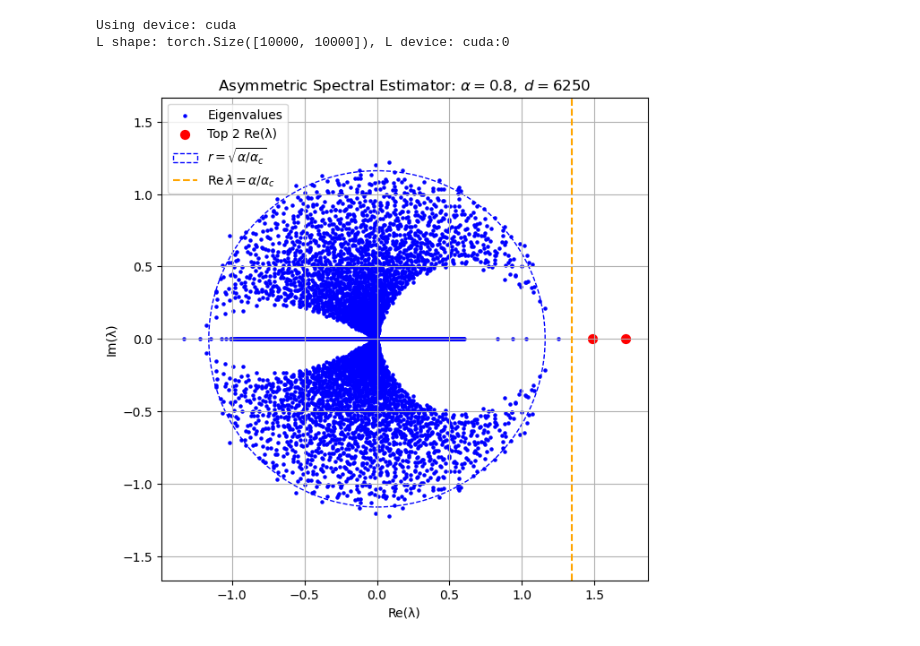
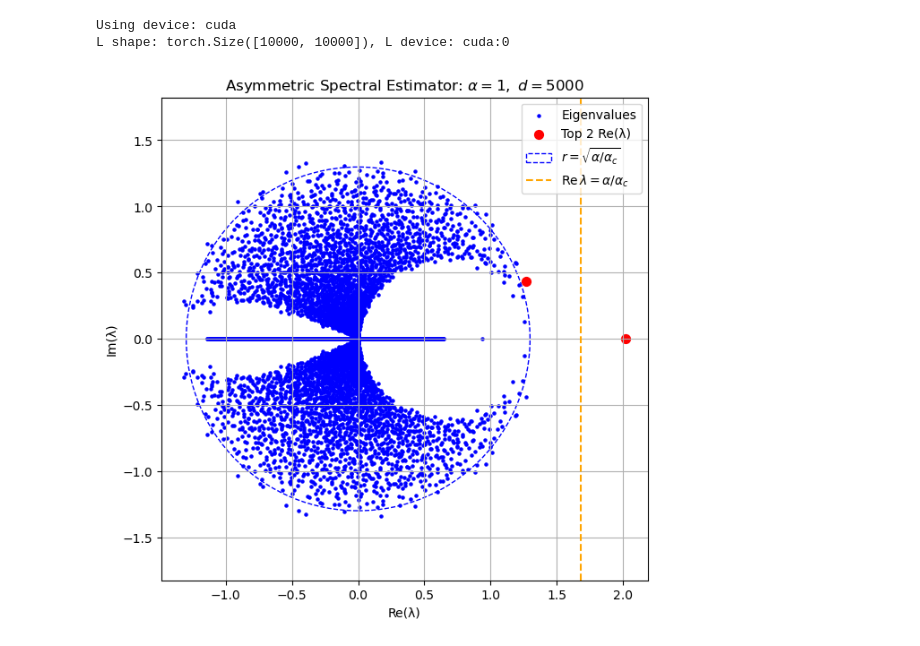
Before and after one commit to AuroraQinzy/SE, a Jupyter notebook: alpha = 1.ipynb, the cells around one changed output. Cells and saved outputs as stored; diff of their text form; code cells hidden in the pictures.

```diff
--- a/alpha = 1.ipynb
+++ b/alpha = 1.ipynb
@@ -24,7 +24,7 @@ set_seed(42)
 # 配置参数
 n = 5000  # 样本数
 p = 2      # 子空间维度
-alpha = 0.8
+alpha = 1
 alpha_c = 0.59375
 d = int(n / alpha)
 device = torch.device("cuda" if torch.cuda.is_available() else "cpu")
@@ -74,31 +74,31 @@ eigvals_real = eigvals_np.real
 # 获取最大两个实部的特征值索引和特征值
 top2_idx = np.argsort(eigvals_real)[-2:]
 top2_vals = eigvals_np[top2_idx]
 
 # 可视化谱图
 plt.figure(figsize=(7, 7))
 plt.scatter(eigvals_np.real, eigvals_np.imag, s=5, color='blue', label='Eigenvalues')
 plt.scatter(top2_vals.real, top2_vals.imag, color='red', s=50, label='Top 2 Re(λ)')
 
 # 理论谱圆半径和跳跃阈值
 r = np.sqrt(alpha / alpha_c)
 thresh = alpha / alpha_c
 
 circle = plt.Circle((0, 0), r, color='blue', fill=False, linestyle='--',
                     label=rf'$r = \sqrt{{\alpha / \alpha_c}}$')
 plt.gca().add_artist(circle)
 plt.axvline(x=thresh, color='orange', linestyle='--',
             label=rf'$\mathrm{{Re}}\,\lambda = \alpha / \alpha_c$')
 
 # 图形设置
 plt.xlabel('Re(λ)')
 plt.ylabel('Im(λ)')
 plt.title(rf'Asymmetric Spectral Estimator: $\alpha = {alpha},\ d = {d}$')
 plt.legend()
 plt.grid(True)
 plt.axis('equal')
 plt.show()
 # %% [output]
 Using device: cuda
 L shape: torch.Size([10000, 10000]), L device: cuda:0
-[figure, old version]
+[figure, new version]
```
Also changed, not shown: parts of 2 cells of this notebook, 2 other files.
